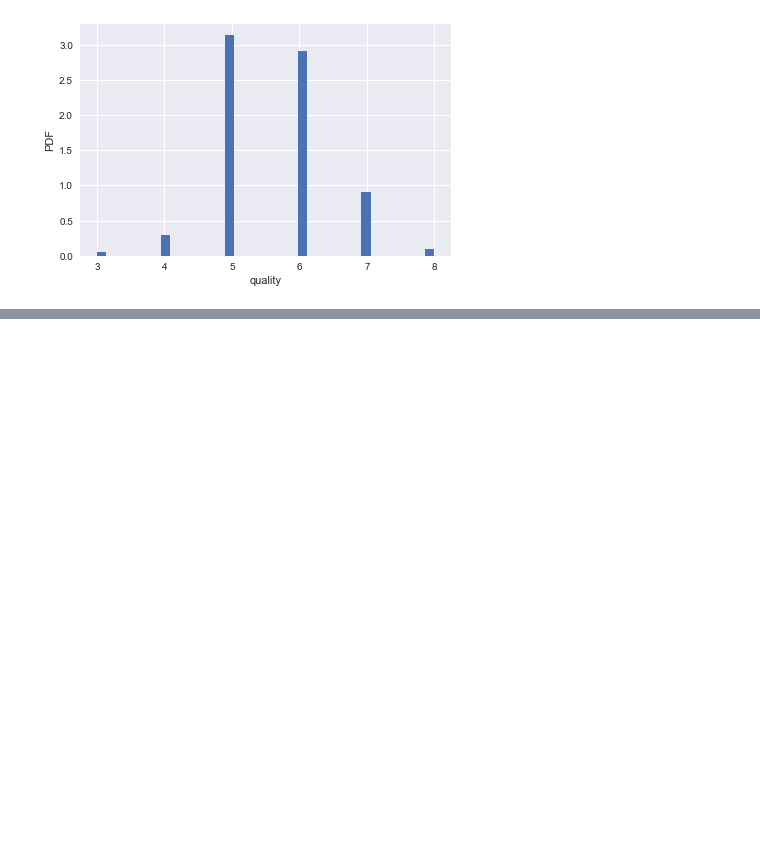
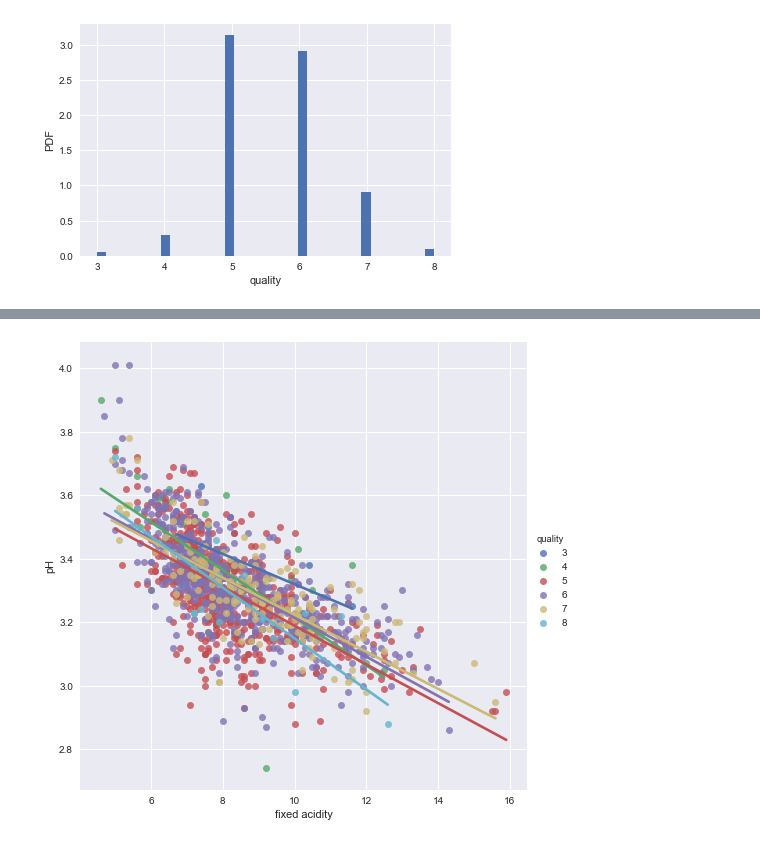
Before and after one commit to carrotcotrar/datascience_career_track, a Jupyter notebook: capstone_project_1/data_cleaning .ipynb, the cells around one changed output, grey strips where cells are left out. Saved outputs shown, nothing was run; the diff lists cells and outputs as text; code cells hidden in the pictures; blank space fills up the shorter version.

```diff
--- a/capstone_project_1/data_cleaning .ipynb
+++ b/capstone_project_1/data_cleaning .ipynb
@@ -108,0 +147,8 @@ for column in wine.columns:
+# %%
+g = sns.lmplot(x="fixed acidity", y="pH", hue="quality",
+               truncate=True, size=7, data=wine, ci = 0)
+g.set_axis_labels("fixed acidity", "pH")
+with sns.color_palette("PuBuGn_d") :
+    plt.show()
+# %% [output]
+[figure, added]
```
Also changed, not shown: parts of 5 cells of this notebook.
